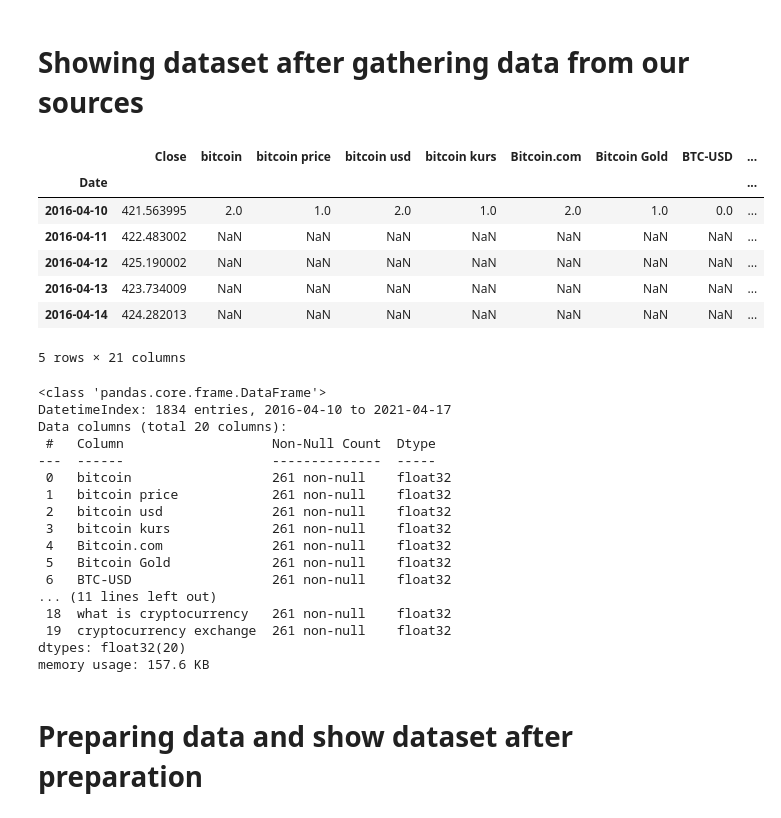
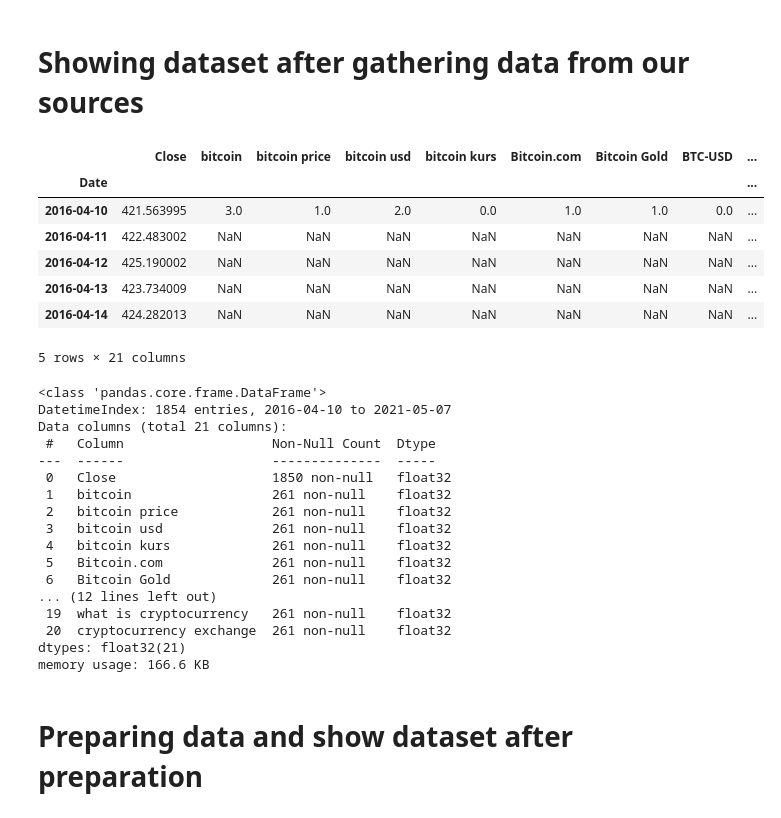
Before and after one commit to bateikoEd/dipl_program, a Jupyter notebook: eduard/data_gathering_preparation.ipynb, the cells around one changed output. Cells and saved outputs as stored; diff of their text form; code cells hidden in the pictures.

```diff
--- a/eduard/data_gathering_preparation.ipynb
+++ b/eduard/data_gathering_preparation.ipynb
@@ -263,12 +280,12 @@ df_resulting.to_csv('../../data_dm/eduard/df_resulting.csv')
 # %% [markdown]
 # Showing dataset after gathering data from our sources
 # %%
-df_resulting = pd.read_csv('../../data_dm/eduard/df_resulting.csv', header=0, index_col=0, parse_dates=True, dtype='float32')
+df_resulting = pd.read_csv('../../data_dm/eduard/df_resulting_07_05.csv', header=0, index_col=0, parse_dates=True, dtype='float32')
 df_resulting.head()
 # %% [output]
 |  | Close | bitcoin | bitcoin price | bitcoin usd | bitcoin kurs | Bitcoin.com | Bitcoin Gold | BTC-USD | ... |
 | Date |  |  |  |  |  |  |  |  | ... |
-| 2016-04-10 | 421.563995 | 2.0 | 1.0 | 2.0 | 1.0 | 2.0 | 1.0 | 0.0 | ... |
+| 2016-04-10 | 421.563995 | 3.0 | 1.0 | 2.0 | 0.0 | 1.0 | 1.0 | 0.0 | ... |
 | 2016-04-11 | 422.483002 | NaN | NaN | NaN | NaN | NaN | NaN | NaN | ... |
 | 2016-04-12 | 425.190002 | NaN | NaN | NaN | NaN | NaN | NaN | NaN | ... |
 | 2016-04-13 | 423.734009 | NaN | NaN | NaN | NaN | NaN | NaN | NaN | ... |
@@ -281,22 +298,22 @@ df_resulting = df_resulting.drop(['Close'], axis=1)
 df_resulting.info()
 # %% [output]
 <class 'pandas.core.frame.DataFrame'>
-DatetimeIndex: 1834 entries, 2016-04-10 to 2021-04-17
-Data columns (total 20 columns):
+DatetimeIndex: 1854 entries, 2016-04-10 to 2021-05-07
+Data columns (total 21 columns):
  #   Column                   Non-Null Count  Dtype
 ---  ------                   --------------  -----
- 0   bitcoin                  261 non-null    float32
- 1   bitcoin price            261 non-null    float32
- 2   bitcoin usd              261 non-null    float32
- 3   bitcoin kurs             261 non-null    float32
- 4   Bitcoin.com              261 non-null    float32
- 5   Bitcoin Gold             261 non-null    float32
- 6   BTC-USD                  261 non-null    float32
-... (11 lines left out)
- 18  what is cryptocurrency   261 non-null    float32
- 19  cryptocurrency exchange  261 non-null    float32
-dtypes: float32(20)
-memory usage: 157.6 KB
+ 0   Close                    1850 non-null   float32
+ 1   bitcoin                  261 non-null    float32
+ 2   bitcoin price            261 non-null    float32
+ 3   bitcoin usd              261 non-null    float32
+ 4   bitcoin kurs             261 non-null    float32
+ 5   Bitcoin.com              261 non-null    float32
+ 6   Bitcoin Gold             261 non-null    float32
+... (12 lines left out)
+ 19  what is cryptocurrency   261 non-null    float32
+ 20  cryptocurrency exchange  261 non-null    float32
+dtypes: float32(21)
+memory usage: 166.6 KB
 # %% [markdown]
 # Preparing data and show dataset after preparation
 # %%
```
Also changed, not shown: parts of 7 cells of this notebook, 1 other file.
